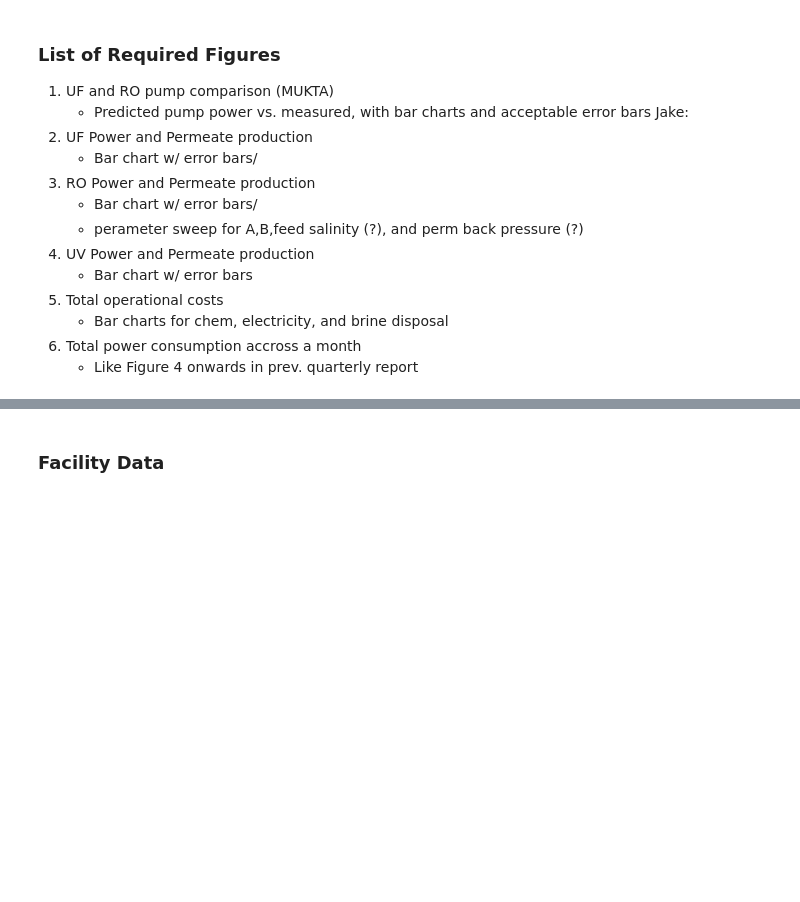
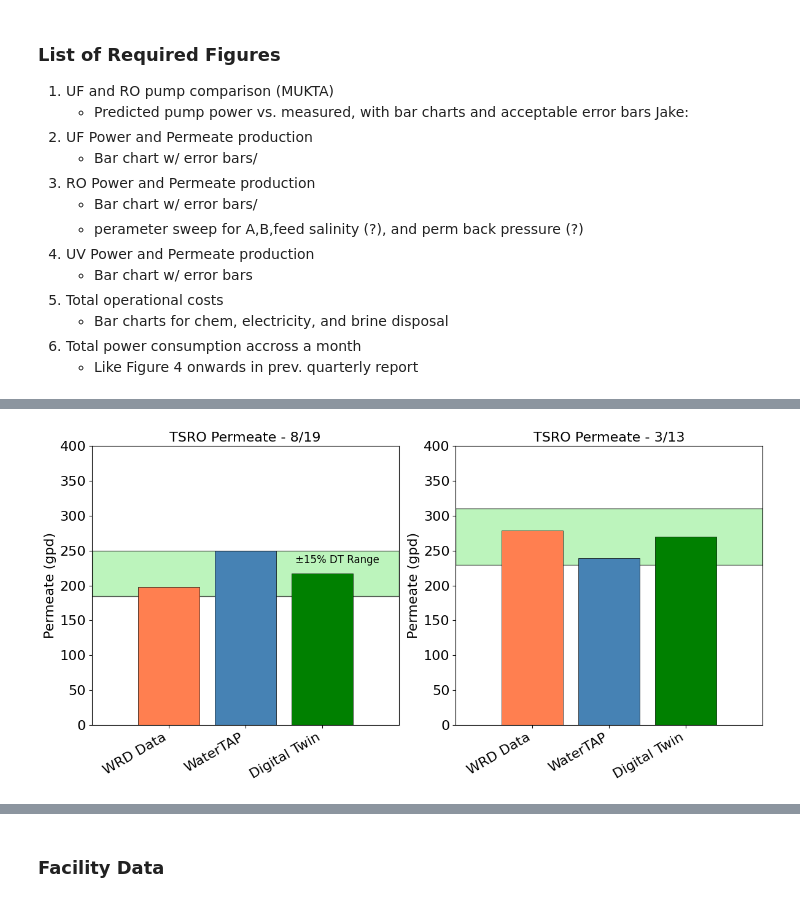
Before and after one commit to watertap-org/flex_desal, a Jupyter notebook: src/wrd/report/Jan2026_report_figures.ipynb, the cells around one changed output, grey strips where cells are left out. Saved outputs shown, nothing was run; the diff lists cells and outputs as text; code cells hidden in the pictures; blank space fills up the shorter version.

Commit message:
Splitting power and permeate production into two different figures

```diff
--- a/src/wrd/report/Jan2026_report_figures.ipynb
+++ b/src/wrd/report/Jan2026_report_figures.ipynb
@@ -219,75 +350,41 @@ plt.savefig('PRO2_Power_Comparison.png', dpi=300)
 # %%
-# TSRO Power Use and Permeate Production
-# Data Points: 8/19/2024 and 3/13/2024
-measured_power_8_19 = 29.3
-modeled_power_8_19 =  22.1
-DT_power_8_19 = 20.27
-
-measured_perm_8_19 = 197.97
-modeled_perm_8_19 =  262.9
+measured_perm_8_19 = 198.0
+modeled_perm_8_19 =  249.8
 DT_perm_8_19 = 217.5
 
-measured_power_3_13 = 24.9
-modeled_power_3_13 = 15.5
-DT_power_3_13 = 21.0
+measured_perm_3_13 = 278.5
+modeled_perm_3_13 =  239.5
+DT_perm_3_13 = 270.2
 
-measured_perm_3_13 = 278.5
-modeled_perm_3_13 =  107
-DT_perm_3_13 = 270.23
+fig_7, (ax1, ax2) = plt.subplots(1, 2, figsize=(12, 6))
 
-fig_4, ((ax1, ax2), (ax3, ax4)) = plt.subplots(2, 2, figsize=(10, 10))
-
-# Subplot 1: 8/19 Power data
-categories_1 = ['WRD Data', 'WaterTAP', 'Digital Twin']
-values_1 = [measured_power_8_19, modeled_power_8_19, DT_power_8_19]
-ax1.fill_between(np.array([-1,3]), DT_power_8_19 * 0.85, DT_power_8_19 * 1.15, color='lightgreen', alpha=.6, label='±15% DT Range',edgecolor='black',linewidth=1)
-ax1.bar(categories_1, values_1, color=['coral', 'steelblue', 'green'],edgecolor='black',linewidth=.5)
-ax1.text(2.2, DT_power_8_19 + 1.6, '±15% DT Range', color='black', fontsize=12, ha='center')
-ax1.set_ylabel('Power (kW)', fontsize=16)
-ax1.set_title('TSRO Power - 8/19', fontsize=16)
-ax1.set_ylim([0, 35])
+# Subplot 3: 8/19 Perm Data
+categories_3 = ['WRD Data', 'WaterTAP', 'Digital Twin']
+values_3 = [measured_perm_8_19, modeled_perm_8_19, DT_perm_8_19]
+ax1.fill_between(np.array([-1,3]), DT_perm_8_19 * 0.85, DT_perm_8_19 * 1.15, color='lightgreen', alpha=.6, label='±15% DT Range',edgecolor='black',linewidth=1)
+ax1.bar(categories_3, values_3, color=['coral', 'steelblue', 'green'],edgecolor='black',linewidth=.5)
+ax1.text(2.2, DT_perm_8_19 + 15, '±15% DT Range', color='black', fontsize=12, ha='center')
+ax1.set_ylabel('Permeate (gpd)', fontsize=16)
+ax1.set_title('TSRO Permeate - 8/19', fontsize=16)
+ax1.set_ylim([0, 400])
 ax1.set_xlim(([-1,3]))
 ax1.tick_params(labelsize=16)
 plt.setp(ax1.get_xticklabels(), rotation=30, ha='right')
 
-# Subplot 2: 3/13 Power data
-categories_2 = ['WRD Data', 'WaterTAP', 'Digital Twin']
-values_2 = [measured_power_3_13, modeled_power_3_13, DT_power_3_13]
-ax2.fill_between(np.array([-1,3]), DT_power_3_13 * 0.85, DT_power_3_13 * 1.15, color='lightgreen', alpha=.6, label='±15% DT Range',edgecolor='black',linewidth=1)
-ax2.bar(categories_2, values_2, color=['coral', 'steelblue', 'green'],edgecolor='black',linewidth=.5)
-# ax2.text(1, DT_power_3_13 + 2, '±15% DT Range', color='black', fontsize=12, ha='center')
-ax2.set_ylabel('Power (kW)', fontsize=16)
-ax2.set_title('TSRO Power - 3/13', fontsize=16)
-ax2.set_ylim([0, 35])
+# Subplot 4: 3/13 Perm Data
+categories_4 = ['WRD Data', 'WaterTAP', 'Digital Twin']
+values_4 = [measured_perm_3_13, modeled_perm_3_13, DT_perm_3_13]
+ax2.fill_between(np.array([-1,3]), DT_perm_3_13 * 0.85, DT_perm_3_13 * 1.15, color='lightgreen', alpha=.6, label='±15% DT Range',edgecolor='black',linewidth=1)
+ax2.bar(categories_4, values_4, color=['coral', 'steelblue', 'green'],edgecolor='black',linewidth=.5)
+# ax2.text(1, DT_perm_3_13 + 8, '±15% DT Range', color='black', fontsize=12, ha='center')
+ax2.set_ylabel('Permeate (gpd)', fontsize=16)
+ax2.set_title('TSRO Permeate - 3/13', fontsize=16)
+ax2.set_ylim([0, 400])
 ax2.set_xlim(([-1,3]))
 ax2.tick_params(labelsize=16)
 plt.setp(ax2.get_xticklabels(), rotation=30, ha='right')
 
-# Subplot 3: 8/19 Perm Data
-categories_3 = ['WRD Data', 'WaterTAP', 'Digital Twin']
-values_3 = [measured_perm_8_19, modeled_perm_8_19, DT_perm_8_19]
-ax3.fill_between(np.array([-1,3]), DT_perm_8_19 * 0.85, DT_perm_8_19 * 1.15, color='lightgreen', alpha=.6, label='±15% DT Range',edgecolor='black',linewidth=1)
-ax3.bar(categories_3, values_3, color=['coral', 'steelblue', 'green'],edgecolor='black',linewidth=.5)
-# ax3.text(1, DT_perm_8_19 + 8, '±15% DT Range', color='black', fontsize=12, ha='center')
-ax3.set_ylabel('Permeate (gpd)', fontsize=16)
-ax3.set_title('TSRO Permeate - 8/19', fontsize=16)
-ax3.set_ylim([0, 400])
-ax3.set_xlim(([-1,3]))
-ax3.tick_params(labelsize=16)
-plt.setp(ax3.get_xticklabels(), rotation=30, ha='right')
-
-# Subplot 4: 3/13 Perm Data
-categories_4 = ['WRD Data', 'WaterTAP', 'Digital Twin']
-values_4 = [measured_perm_3_13, modeled_perm_3_13, DT_perm_3_13]
-ax4.fill_between(np.array([-1,3]), DT_perm_3_13 * 0.85, DT_perm_3_13 * 1.15, color='lightgreen', alpha=.6, label='±15% DT Range',edgecolor='black',linewidth=1)
-ax4.bar(categories_4, values_4, color=['coral', 'steelblue', 'green'],edgecolor='black',linewidth=.5)
-# ax4.text(1, DT_perm_3_13 + 8, '±15% DT Range', color='black', fontsize=12, ha='center')
-ax4.set_ylabel('Permeate (gpd)', fontsize=16)
-ax4.set_title('TSRO Permeate - 3/13', fontsize=16)
-ax4.set_ylim([0, 400])
-ax4.set_xlim(([-1,3]))
-ax4.tick_params(labelsize=16)
-plt.setp(ax4.get_xticklabels(), rotation=30, ha='right')
-
 plt.tight_layout()
-plt.savefig('TSRO_Power_Comparison.png', dpi=300)
+plt.savefig('TSRO_Perm_Comparison.png', dpi=300)
+# %% [output]
+[figure, added]
```
Also changed, not shown: parts of 19 cells of this notebook, 5 other files.
